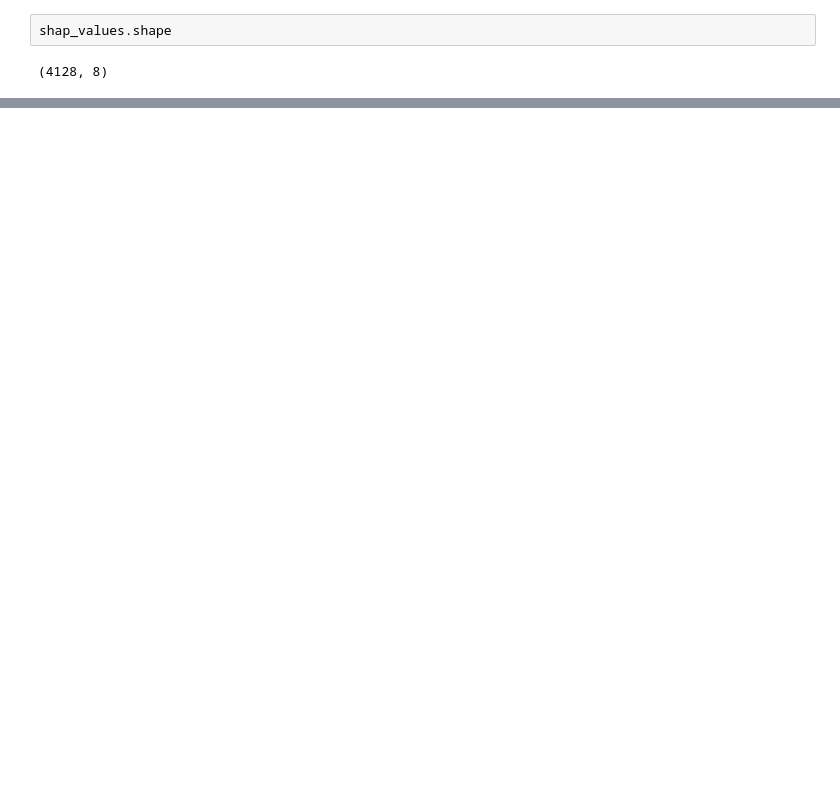
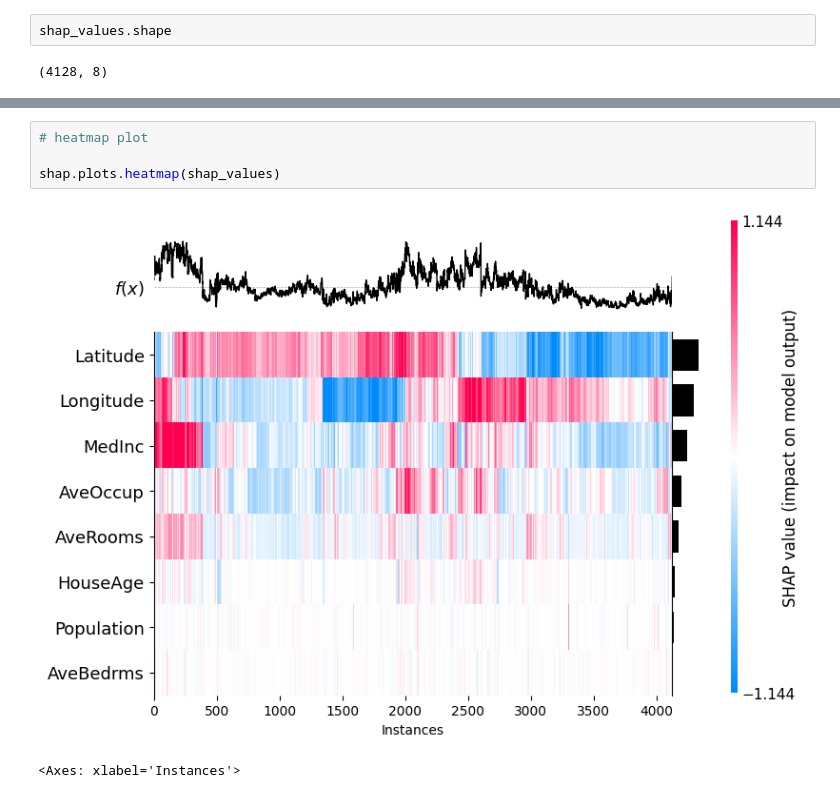
Before and after one commit to satvikkharb/SHAP-learning, a Jupyter notebook: Regression Case Study/shap_regression.ipynb, the cells around one changed output, grey strips where cells are left out. Drawn from its saved outputs; the diff is of its cells as text; blank space fills up the shorter version.

Commit message:
UPDATE: Global Plots

```diff
--- a/Regression Case Study/shap_regression.ipynb
+++ b/Regression Case Study/shap_regression.ipynb
@@ -313,0 +313,7 @@ shap.plots.bar(shap_values)
+# %%
+# heatmap plot
+
+shap.plots.heatmap(shap_values)
+# %% [output]
+[figure, added]
+<Axes: xlabel='Instances'>
```
Also changed, not shown: parts of 23 cells of this notebook, 3 other files.
